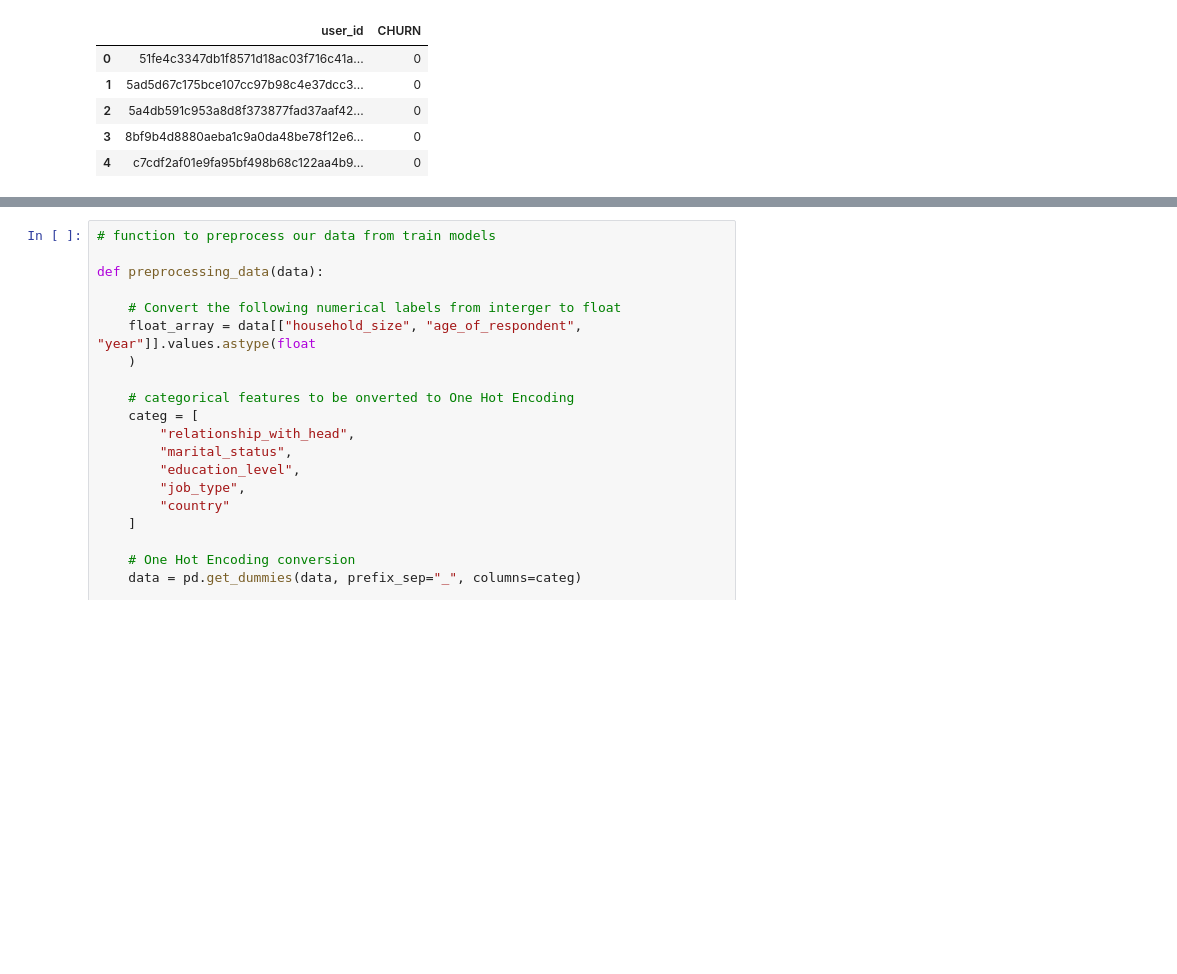
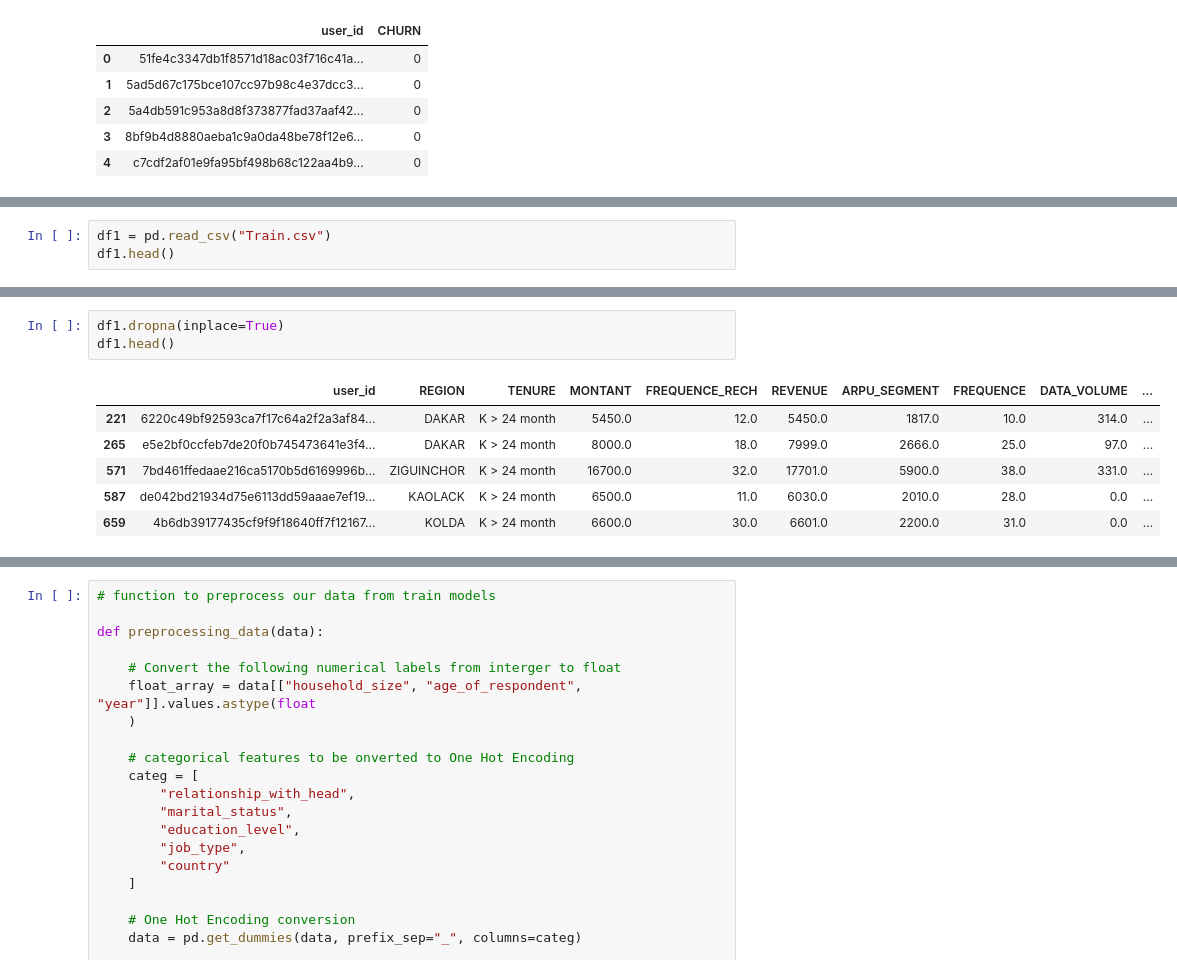
Before and after one commit to MGASALUCAS/Notebooks-Collection, a Jupyter notebook: ZindiChallenge1.ipynb, the cells around one changed output, grey strips where cells are left out. Cells and saved outputs as stored; diff of their text form; blank space fills up the shorter version.

```diff
--- a/ZindiChallenge1.ipynb
+++ b/ZindiChallenge1.ipynb
@@ -73 +73,4 @@ memory usage: 15.2+ MB
 None
+# %%
+df1 = pd.read_csv("Train.csv")
+df1.head()
@@ -74,3 +84,13 @@ None
+# %%
+df1.dropna(inplace=True)
+df1.head()
+# %% [output]
+|  | user_id | REGION | TENURE | MONTANT | FREQUENCE_RECH | REVENUE | ARPU_SEGMENT | FREQUENCE | DATA_VOLUME | ... |
+| 221 | 6220c49bf92593ca7f17c64a2f2a3af84... | DAKAR | K > 24 month | 5450.0 | 12.0 | 5450.0 | 1817.0 | 10.0 | 314.0 | ... |
+| 265 | e5e2bf0ccfeb7de20f0b745473641e3f4... | DAKAR | K > 24 month | 8000.0 | 18.0 | 7999.0 | 2666.0 | 25.0 | 97.0 | ... |
+| 571 | 7bd461ffedaae216ca5170b5d6169996b... | ZIGUINCHOR | K > 24 month | 16700.0 | 32.0 | 17701.0 | 5900.0 | 38.0 | 331.0 | ... |
+| 587 | de042bd21934d75e6113dd59aaae7ef19... | KAOLACK | K > 24 month | 6500.0 | 11.0 | 6030.0 | 2010.0 | 28.0 | 0.0 | ... |
+| 659 | 4b6db39177435cf9f9f18640ff7f12167... | KOLDA | K > 24 month | 6600.0 | 30.0 | 6601.0 | 2200.0 | 31.0 | 0.0 | ... |
 # %%
 #import preprocessing module
 from sklearn.preprocessing import LabelEncoder
```
Also changed, not shown: parts of 3 cells of this notebook.
